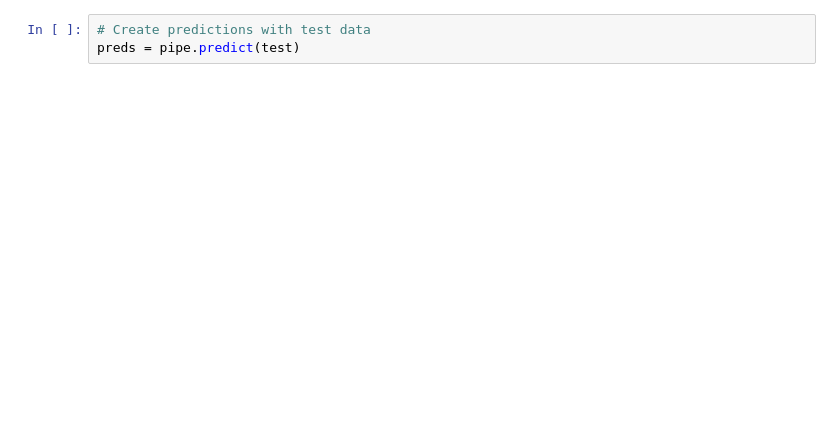
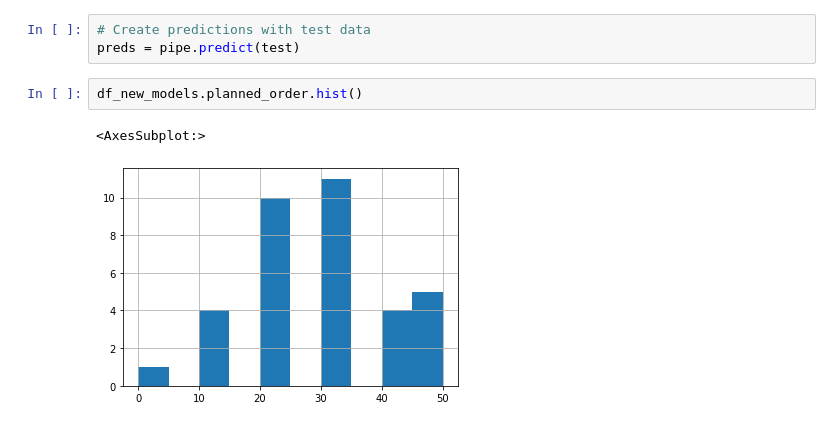
Before and after one commit to vmorenocosta/project-capstone-watch-sales, a Jupyter notebook: code/06_Classification_Predict_Sales.ipynb, the cells around one changed output. Drawn from its saved outputs; the diff is of its cells as text; blank space fills up the shorter version.

Commit message:
updates to order calculations and new EDA

```diff
--- a/code/06_Classification_Predict_Sales.ipynb
+++ b/code/06_Classification_Predict_Sales.ipynb
@@ -197,3 +229,8 @@ pipe.fit(X_train,y_train)
 # %%
 # Create predictions with test data
 preds = pipe.predict(test)
+# %%
+df_new_models.planned_order.hist()
+# %% [output]
+<AxesSubplot:>
+[figure, added]
```
Also changed, not shown: parts of 10 cells of this notebook, 8 other files.
